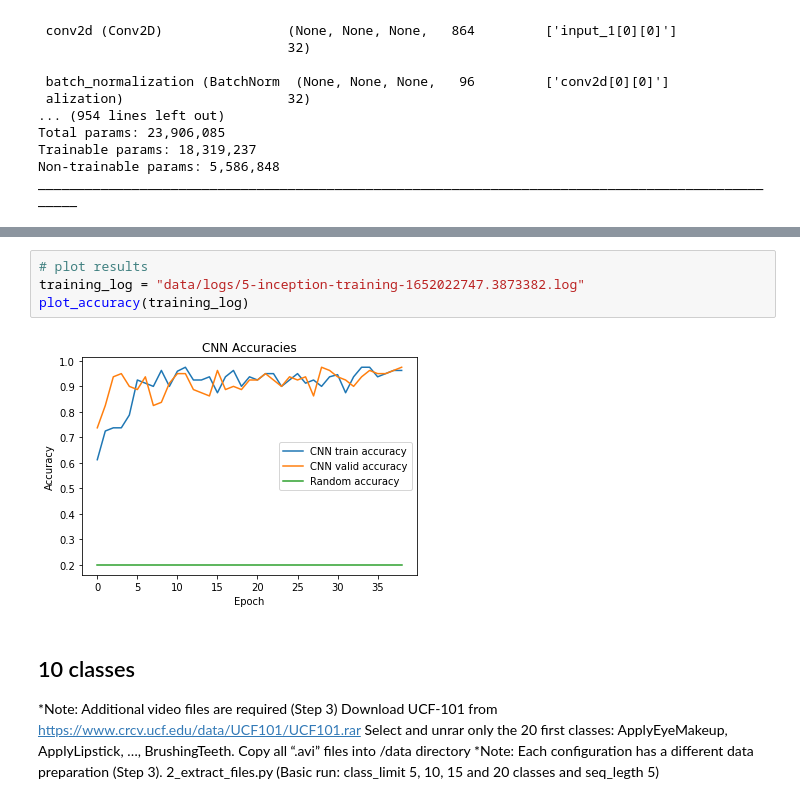
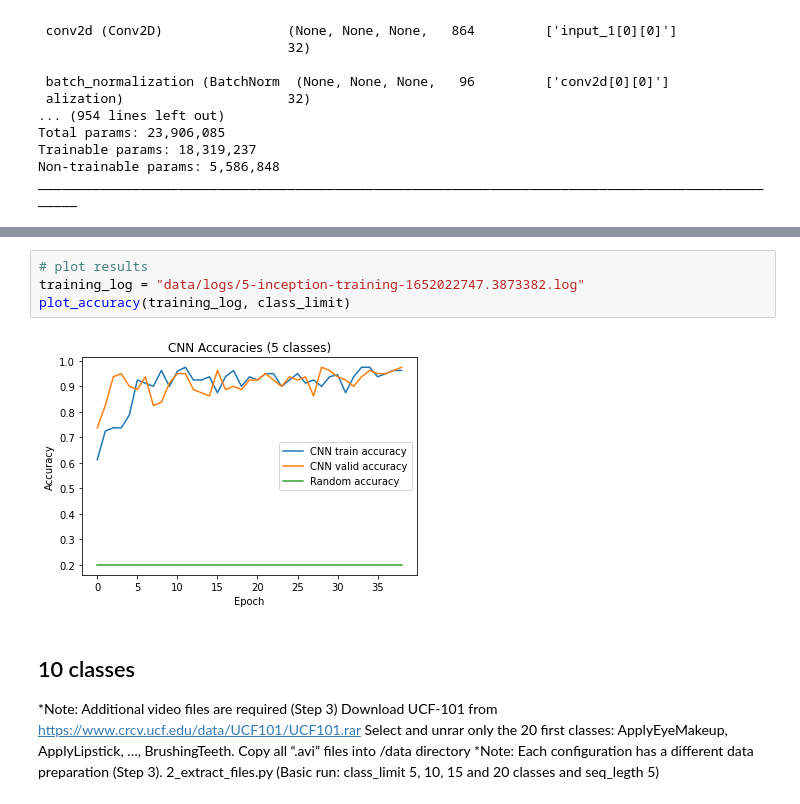
Before and after one commit to glorelvalle/mucd-mg, a Jupyter notebook: appiv/video/Video_Classification.ipynb, the cells around one changed output, grey strips where cells are left out. Drawn from its saved outputs; the diff is of its cells as text.

```diff
--- a/appiv/video/Video_Classification.ipynb
+++ b/appiv/video/Video_Classification.ipynb
@@ -249,9 +252,9 @@ ApplyLipstick: 0.00
 # %%
 # plot results
 training_log = "data/logs/5-inception-training-1652022747.3873382.log"
-plot_accuracy(training_log)
+plot_accuracy(training_log, class_limit)
 # %% [output]
-[figure, old version]
+[figure, new version]
 # %% [markdown]
 ## 10 classes
 
```
Also changed, not shown: parts of 4 cells of this notebook, 2 other files.
